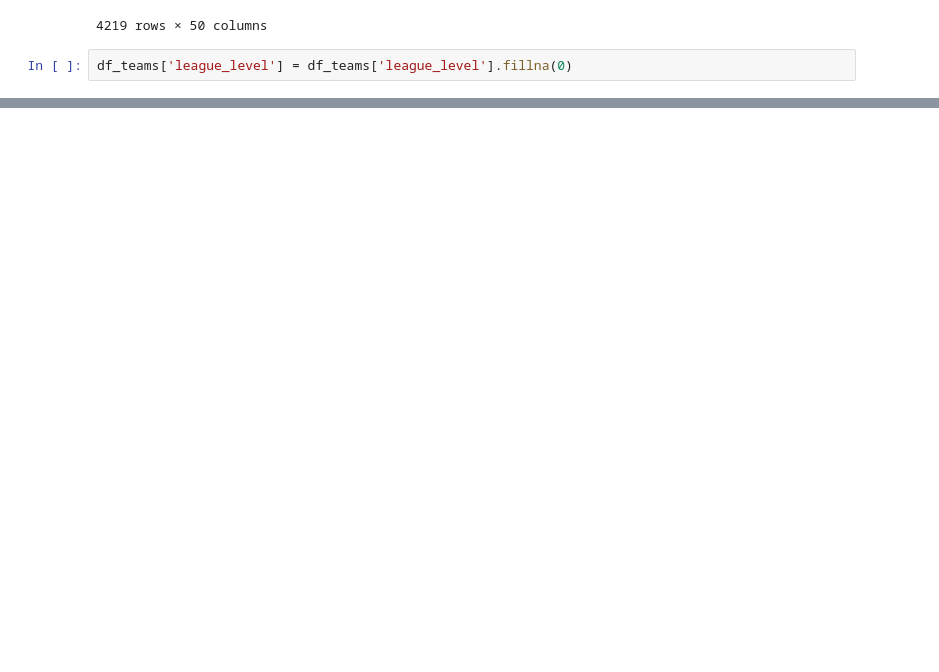
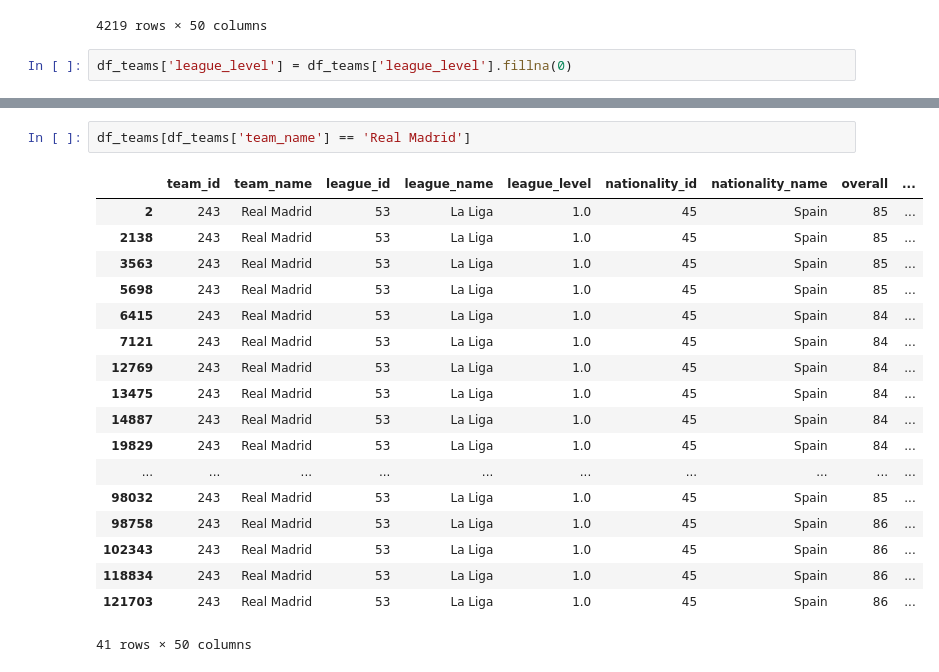
Before and after one commit to Tomaslopera/Fifa_Analysis, a Jupyter notebook: fifa23_analysis.ipynb, the cells around one changed output, grey strips where cells are left out. Drawn from its saved outputs; the diff is of its cells as text; blank space fills up the shorter version.

```diff
--- a/fifa23_analysis.ipynb
+++ b/fifa23_analysis.ipynb
@@ -243 +242,22 @@ df_teams[df_teams['league_name'] == 'Rest of World']
 36 rows × 50 columns
+# %%
+df_teams[df_teams['team_name'] == 'Real Madrid']
+# %% [output]
+|  | team_id | team_name | league_id | league_name | league_level | nationality_id | nationality_name | overall | ... |
+| 2 | 243 | Real Madrid | 53 | La Liga | 1.0 | 45 | Spain | 85 | ... |
+| 2138 | 243 | Real Madrid | 53 | La Liga | 1.0 | 45 | Spain | 85 | ... |
+| 3563 | 243 | Real Madrid | 53 | La Liga | 1.0 | 45 | Spain | 85 | ... |
+| 5698 | 243 | Real Madrid | 53 | La Liga | 1.0 | 45 | Spain | 85 | ... |
+| 6415 | 243 | Real Madrid | 53 | La Liga | 1.0 | 45 | Spain | 84 | ... |
+| 7121 | 243 | Real Madrid | 53 | La Liga | 1.0 | 45 | Spain | 84 | ... |
+| 12769 | 243 | Real Madrid | 53 | La Liga | 1.0 | 45 | Spain | 84 | ... |
+| 13475 | 243 | Real Madrid | 53 | La Liga | 1.0 | 45 | Spain | 84 | ... |
+| 14887 | 243 | Real Madrid | 53 | La Liga | 1.0 | 45 | Spain | 84 | ... |
+| 19829 | 243 | Real Madrid | 53 | La Liga | 1.0 | 45 | Spain | 84 | ... |
+| ... | ... | ... | ... | ... | ... | ... | ... | ... | ... |
+| 98032 | 243 | Real Madrid | 53 | La Liga | 1.0 | 45 | Spain | 85 | ... |
+| 98758 | 243 | Real Madrid | 53 | La Liga | 1.0 | 45 | Spain | 86 | ... |
+| 102343 | 243 | Real Madrid | 53 | La Liga | 1.0 | 45 | Spain | 86 | ... |
+| 118834 | 243 | Real Madrid | 53 | La Liga | 1.0 | 45 | Spain | 86 | ... |
+| 121703 | 243 | Real Madrid | 53 | La Liga | 1.0 | 45 | Spain | 86 | ... |
+41 rows × 50 columns
```
Also changed, not shown: parts of 6 cells of this notebook.
